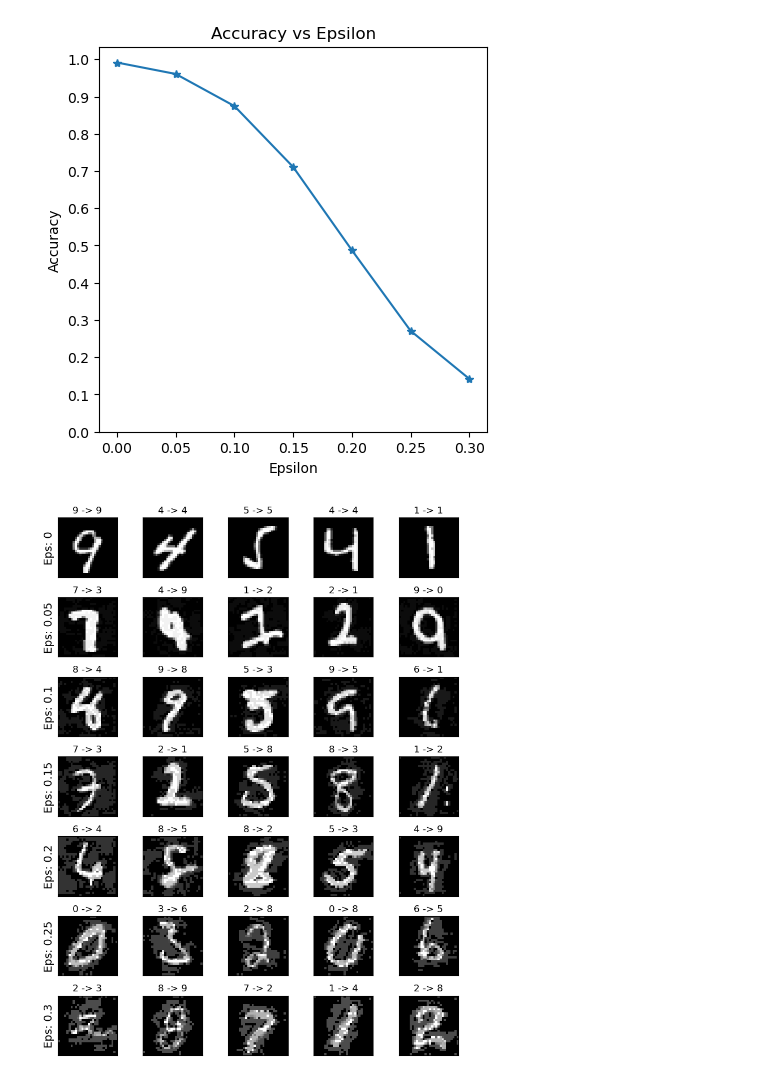
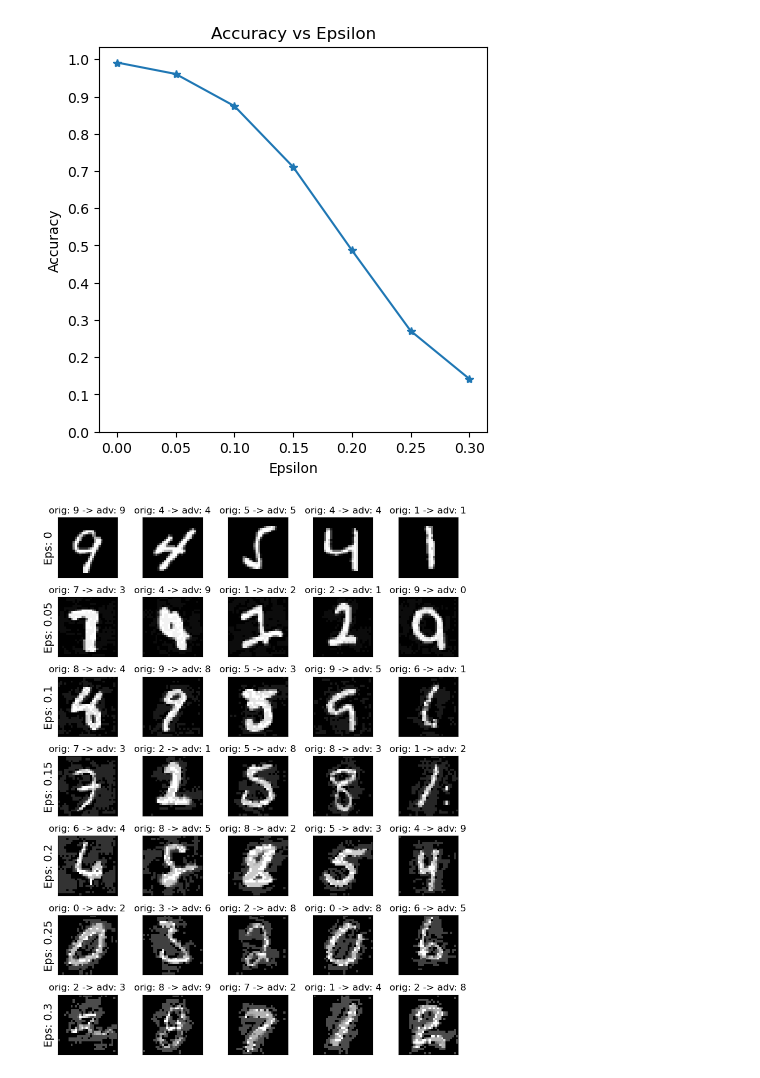
Before and after one commit to PSLeon24/Paper-Implementation-with-PyTorch, a Jupyter notebook: FGSM/FGSM.ipynb, the cells around one changed output. Saved outputs shown, nothing was run; the diff lists cells and outputs as text; code cells hidden in the pictures.

```diff
--- a/FGSM/FGSM.ipynb
+++ b/FGSM/FGSM.ipynb
@@ -206,21 +216,21 @@ plt.show()
 # %% [output]
 [figure]
 # %%
-# 각 엡실론에서 적대적 샘플의 몇 가지 예를 도식화합니다
+# 각 엡실론에서 적대적 샘플의 몇 가지 예를 도식화
 cnt = 0
 plt.figure(figsize=(8,10))
 for i in range(len(epsilons)):
     for j in range(len(examples[i])):
         cnt += 1
         plt.subplot(len(epsilons),len(examples[0]),cnt)
         plt.xticks([], [])
         plt.yticks([], [])
         if j == 0:
             plt.ylabel(f"Eps: {epsilons[i]}", fontsize=14)
         orig,adv,ex = examples[i][j]
-        plt.title(f"{orig} -> {adv}")
+        plt.title(f"orig: {orig} -> adv: {adv}")
         plt.imshow(ex, cmap="gray")
 plt.tight_layout()
 plt.show()
 # %% [output]
-[figure, old version]
+[figure, new version]
```
Also changed, not shown: parts of 11 cells of this notebook.
